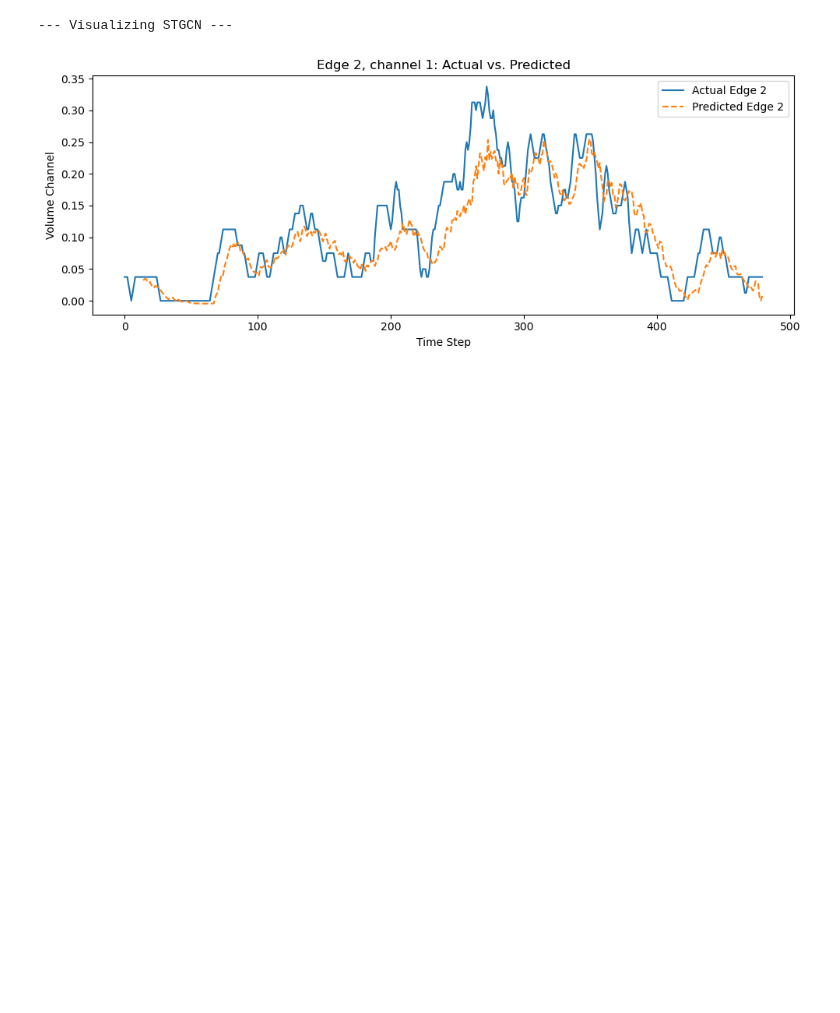
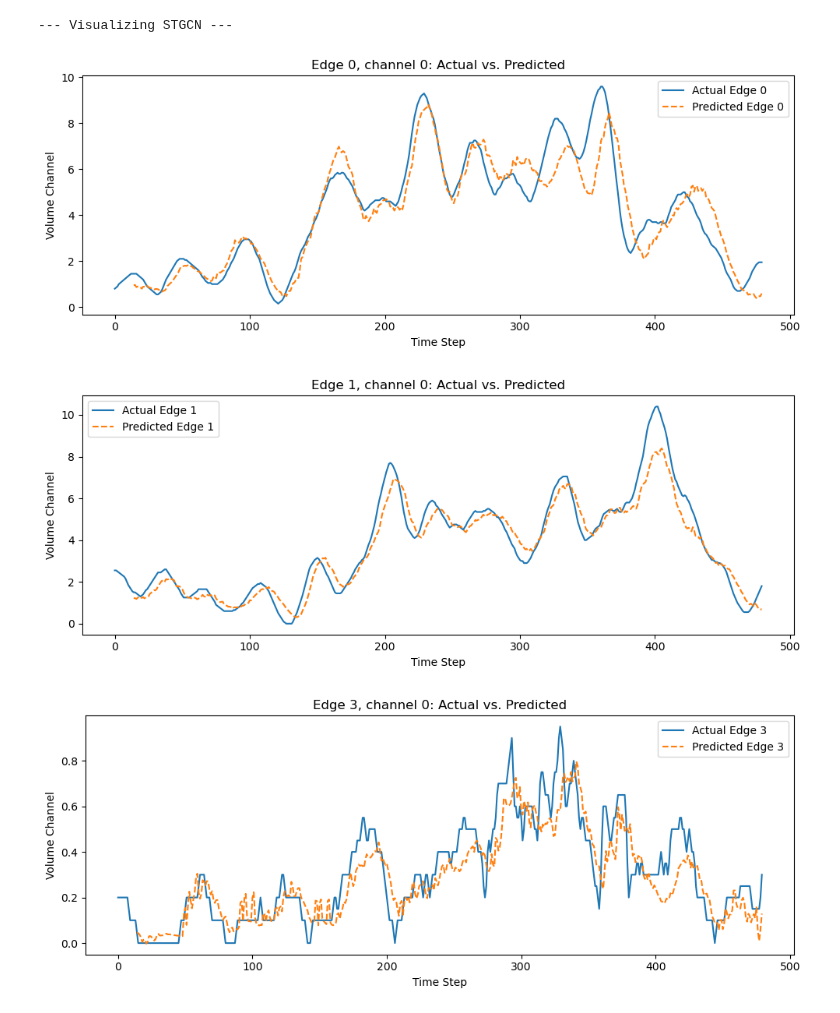
Before and after one commit to HiverXD/Traffic-Congestion-Prediction, a Jupyter notebook: src/baseline_train_refactoring.ipynb, the cells around one changed output. Drawn from its saved outputs; the diff is of its cells as text; code cells hidden in the pictures; blank space fills up the shorter version.

```diff
--- a/src/baseline_train_refactoring.ipynb
+++ b/src/baseline_train_refactoring.ipynb
@@ -36,9 +42,8 @@ WINDOW = 12                   # 입력 시퀀스 길이
 N_PRED = 3                    # 예측 시퀀스 길이
 DEVICE = 'cuda' if torch.cuda.is_available() else 'cpu'
 
-data = np.load('dataset/traffic_dataset_13_smoothen.npy')  # (T_total, E, C_all)
+data = np.load('dataset/traffic_dataset_13_smoothen.npy')  # (T_total, E, C) (33600, 50, 3)
 # train/valid split (예: 시계열 뒤쪽 20%를 검증으로)
-
 
 split_idx = int(data.shape[0] * 0.8)
 train_data, valid_data = data[:split_idx], data[split_idx:]
@@ -52,6 +57,9 @@ train_ds = TrafficDataset(train_data, window=WINDOW, randomize=True)
 valid_ds = TrafficDataset(valid_data, window=WINDOW, randomize=False)
 train_loader = DataLoader(train_ds, batch_size=BATCH_SIZE, shuffle=False, collate_fn=collate_fn)
 valid_loader = DataLoader(valid_ds, batch_size=BATCH_SIZE, shuffle=False, collate_fn=collate_fn)
+
+aux_data = np.load('dataset/traffic_dataset_13_aux_smoothen.npy') # (T_aux_total, E, C) (10080, 50, 3)
+aux_tensor = torch.from_numpy(aux_data).float().to(DEVICE)
 # %%
 # 공통 파라미터 및 모델 목록 정의
 
@@ -66,9 +74,10 @@ os.makedirs(SAVE_DIR, exist_ok=True)
 models = {
 #    "GCNMLP":    GCNMLP,
 #    "DCRNN":     DCRNN,
-    "STGCN":     STGCN,
+#    "STGCN":     STGCN,
 #    "MLPBASED":  MLPBASED,
 #    "STGAT": STGAT,
+    "STGCNWithAux": STGCNWithAux,
 }
 # %%
 # Training
@@ -90,7 +99,7 @@ for name, ModelClass in models.items():
         kwargs = dict(
             num_nodes=E, node_feature_dim=D_in,
             pred_node_dim=D_out, n_pred=n_pred,
-            encoder_embed_dim=256, encoder_depth=3,
+            encoder_embed_dim=32, encoder_depth=1,
             dropout=0.1
         )
         if name == "DCRNN":
@@ -101,6 +110,15 @@ for name, ModelClass in models.items():
             kwargs.update(mlp_hidden_dim=16, mlp_pred_dropout=0.0)
         elif name == "STGAT":
             kwargs.update(encoder_depth=2, kernel_size=3, heads=4)
+        elif name == "STGCNWithAux":
+            kwargs = dict(
+                    num_nodes=E,
+                    node_feature_dim=5,
+                    pred_node_dim=3,
+                    encoder_embed_dim=32,
+                    aux_embed_dim=32,
+                    aux_data=aux_tensor,
+            )
 
         model = ModelClass(**kwargs)
 
@@ -118,7 +136,9 @@ for name, ModelClass in models.items():
         optimizer=optimizer,
         criterion=criterion,
         epochs=1,
-        device=DEVICE
+        device=DEVICE,
+        auto_save=True,
+        save_dir='./checkpoints'
     )
     trainer.fit()
 
@@ -152,33 +176,37 @@ for name, ModelClass in models.items():
     else:
         kwargs = dict(
             num_nodes=E, node_feature_dim=D_in,
             pred_node_dim=D_out, n_pred=n_pred,
             encoder_embed_dim=32, encoder_depth=1,
             dropout=0.0
         )
         if name == "DCRNN":
             kwargs.update(K=2)
         elif name == "STGCN":
             kwargs.update(kernel_size=3, K=2)
         elif name == "GCNMLP":
             kwargs.update(mlp_hidden_dim=16, mlp_pred_dropout=0.0)
         elif name == "STGAT":
             kwargs.update(encoder_depth=2, kernel_size=3, heads=4)
+        elif name == "STGCNWithAux":
+            kwargs.update(aux_embed_dim=32, aux_data=aux_tensor,)
 
         model = ModelClass(**kwargs)
 
     # (2) 가중치 로드 (임시. 나중에 수정해야 함.)
     if name == "STGCN":
         ckpt_path = os.path.join(SAVE_DIR, f"{name}_h32_el1.pth")
     else:
         ckpt_path = os.path.join(SAVE_DIR, f"{name}.pth")
     model.load_state_dict(torch.load(ckpt_path, map_location=DEVICE, weights_only=True))
     model = model.to(DEVICE)
 
     print(f"\n--- Visualizing {name} ---")
-    EDGE_IDS = [2]
+    EDGE_IDS = [0,1,3]
     expanded_data = add_tod_dow(data, week_steps=week_steps, C_origin=C_origin)
-    visualize_predictions(model, expanded_data, EDGE_IDS, DEVICE, EDGE_INDEX, EDGE_ATTR, interval=(480*5,480*6), channel=1)
+    visualize_predictions(model, expanded_data, EDGE_IDS, DEVICE, EDGE_INDEX, EDGE_ATTR, interval=(480*5,480*6), channel=0)
 # %% [output]
 --- Visualizing STGCN ---
-[figure, old version]
+[figure, new version]
+[figure, added]
+[figure, added]
```
Also changed, not shown: parts of 2 cells of this notebook, 1 other file.
